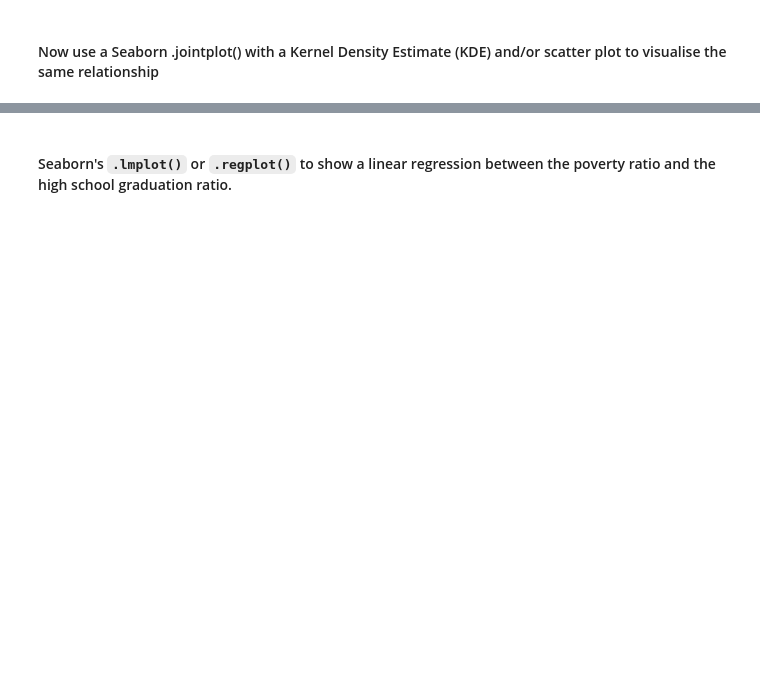
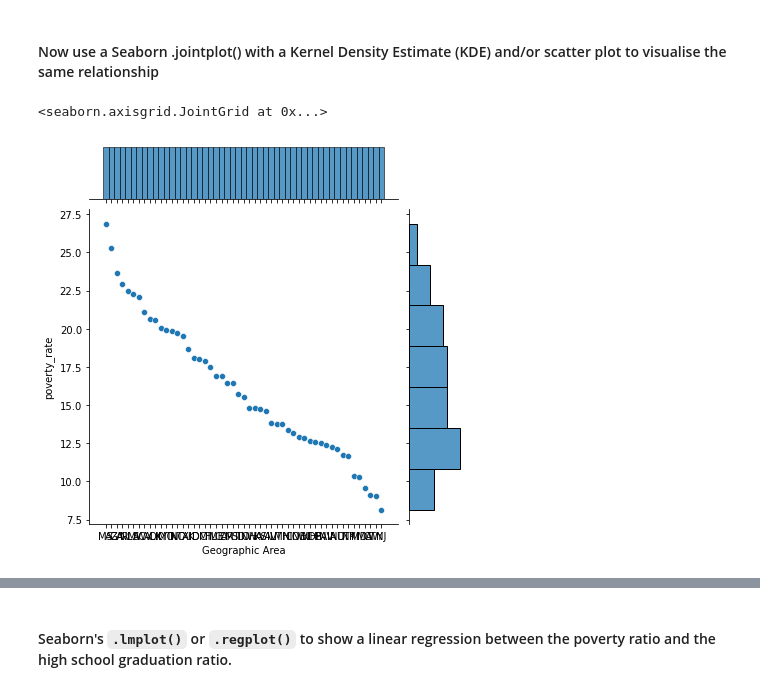
Before and after one commit to nkp1111/python-projects, a Jupyter notebook: 19.analyse_deaths_involving_police_in_the_United_States/Fatal_Force_(start).ipynb, the cells around one changed output, grey strips where cells are left out. Saved outputs shown, nothing was run; the diff lists cells and outputs as text; code cells hidden in the pictures; blank space fills up the shorter version.

Commit message:
Feat: complete project fatal force data analysis

```diff
--- a/19.analyse_deaths_involving_police_in_the_United_States/Fatal_Force_(start).ipynb
+++ b/19.analyse_deaths_involving_police_in_the_United_States/Fatal_Force_(start).ipynb
@@ -318,2 +355,9 @@ fig.show()
 # %% [markdown]
 #### Now use a Seaborn .jointplot() with a Kernel Density Estimate (KDE) and/or scatter plot to visualise the same relationship
+# %%
+sns.jointplot(data=df_pct_by_area,
+              x=df_pct_by_area.index,
+              y="poverty_rate")
+# %% [output]
+<seaborn.axisgrid.JointGrid at 0x...>
+[figure, added]
```
Also changed, not shown: parts of 51 cells of this notebook.
